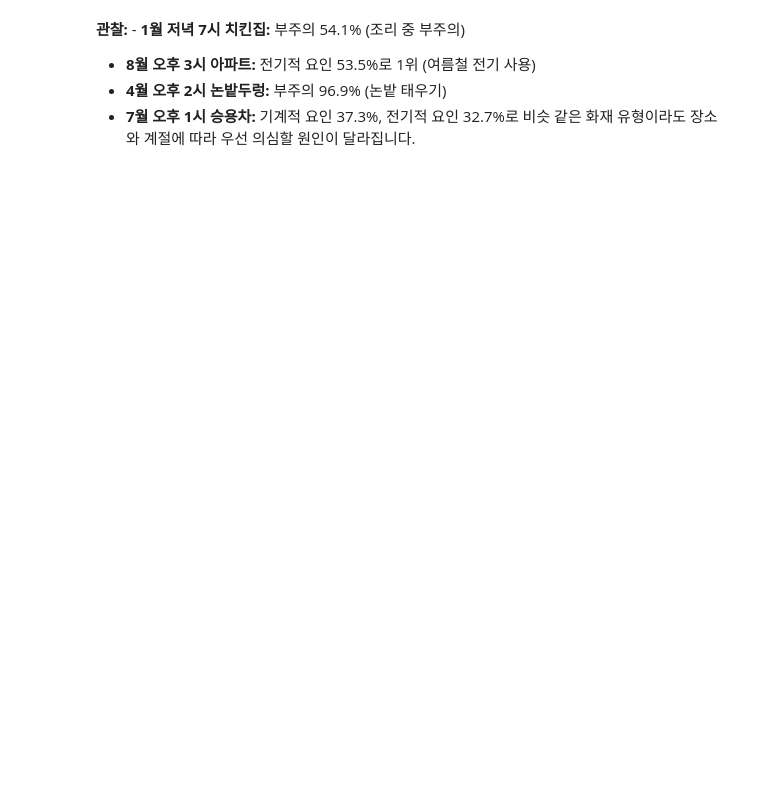
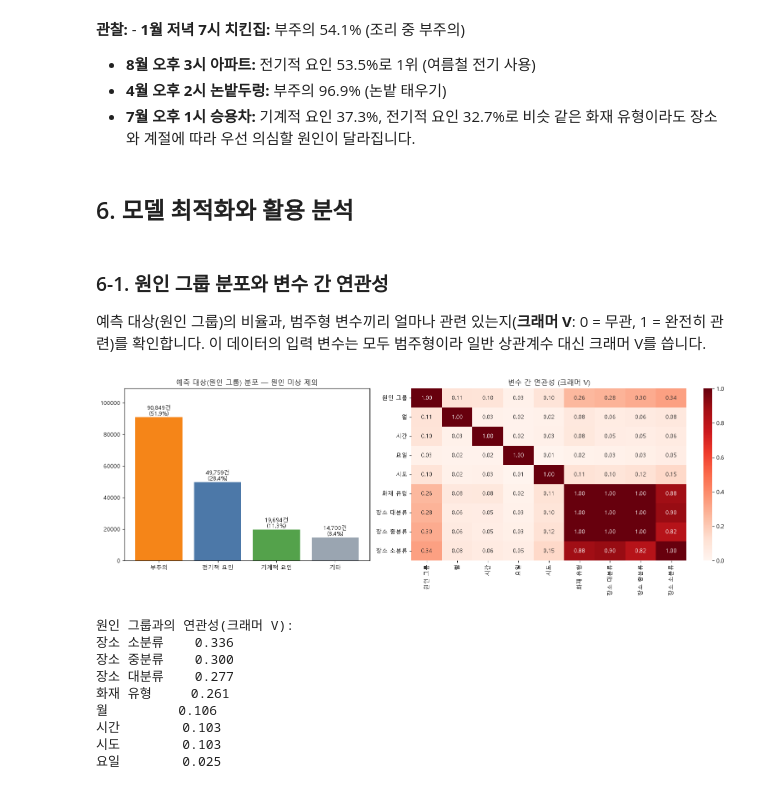
Before and after one commit to yzihun0123/fire-cause-prediction, a Jupyter notebook: fire_cause_project.ipynb, the cells around one changed output. Saved outputs shown, nothing was run; the diff lists cells and outputs as text; code cells hidden in the pictures; blank space fills up the shorter version.

```diff
--- a/fire_cause_project.ipynb
+++ b/fire_cause_project.ipynb
@@ -471,3 +663,49 @@ pd.DataFrame({k: scenario(*v) for k, v in examples.items()}).T
 - **4월 오후 2시 논밭두렁:** 부주의 96.9% (논밭 태우기)
 - **7월 오후 1시 승용차:** 기계적 요인 37.3%, 전기적 요인 32.7%로 비슷
 같은 화재 유형이라도 장소와 계절에 따라 우선 의심할 원인이 달라집니다.
+# %% [markdown]
+## 6. 모델 최적화와 활용 분석
+# %% [markdown]
+### 6-1. 원인 그룹 분포와 변수 간 연관성
+예측 대상(원인 그룹)의 비율과, 범주형 변수끼리 얼마나 관련 있는지(**크래머 V**: 0 = 무관, 1 = 완전히 관련)를 확인합니다.
+이 데이터의 입력 변수는 모두 범주형이라 일반 상관계수 대신 크래머 V를 씁니다.
+# %%
+from scipy.stats import chi2_contingency
+
+fig, axes = plt.subplots(1, 2, figsize=(16, 5.5), gridspec_kw={'width_ratios': [1, 1.4]})
+share = known['cause_group'].value_counts().reindex(CLASSES)
+axes[0].bar(share.index, share.values, color=[COLORS[c] for c in CLASSES])
+for i, v in enumerate(share.values):
+    axes[0].text(i, v + 1000, f'{v:,}건\n({v / share.sum():.1%})', ha='center')
+axes[0].set_title('예측 대상(원인 그룹) 분포 — 원인 미상 제외')
+axes[0].set_ylim(0, share.max() * 1.2)
+
+def cramers_v(a, b):
+    table = pd.crosstab(a, b)
+    chi2 = chi2_contingency(table, correction=False)[0]
+    return np.sqrt(chi2 / (table.values.sum() * (min(table.shape) - 1)))
+
+cv_cols = {'원인 그룹': known['cause_group'], '월': known['month'], '시간': known['hour'], '요일': known['weekday'],
+           '시도': known['sido'], '화재 유형': known['fire_type'], '장소 대분류': known['place_1'],
+           '장소 중분류': known['place_2'], '장소 소분류': raw_inputs['place_3']}
+names_cv = list(cv_cols)
+cv_mat = pd.DataFrame([[cramers_v(cv_cols[a], cv_cols[b]) for b in names_cv] for a in names_cv], index=names_cv, columns=names_cv)
+sns.heatmap(cv_mat, annot=True, fmt='.2f', cmap='Reds', vmin=0, vmax=1, ax=axes[1])
+axes[1].set_title('변수 간 연관성 (크래머 V)')
+plt.tight_layout()
+fig.savefig(os.path.join(OUT_DIR, '11_원인분포_변수연관성.png'), dpi=200, bbox_inches='tight')
+plt.show()
+
+print('원인 그룹과의 연관성(크래머 V):')
+print(cv_mat['원인 그룹'].drop('원인 그룹').sort_values(ascending=False).round(3).to_string())
+# %% [output]
+[figure, added]
+원인 그룹과의 연관성(크래머 V):
+장소 소분류    0.336
+장소 중분류    0.300
+장소 대분류    0.277
+화재 유형     0.261
+월         0.106
+시간        0.103
+시도        0.103
+요일        0.025
```
Also changed, not shown: parts of 42 cells of this notebook, 6 other files.
